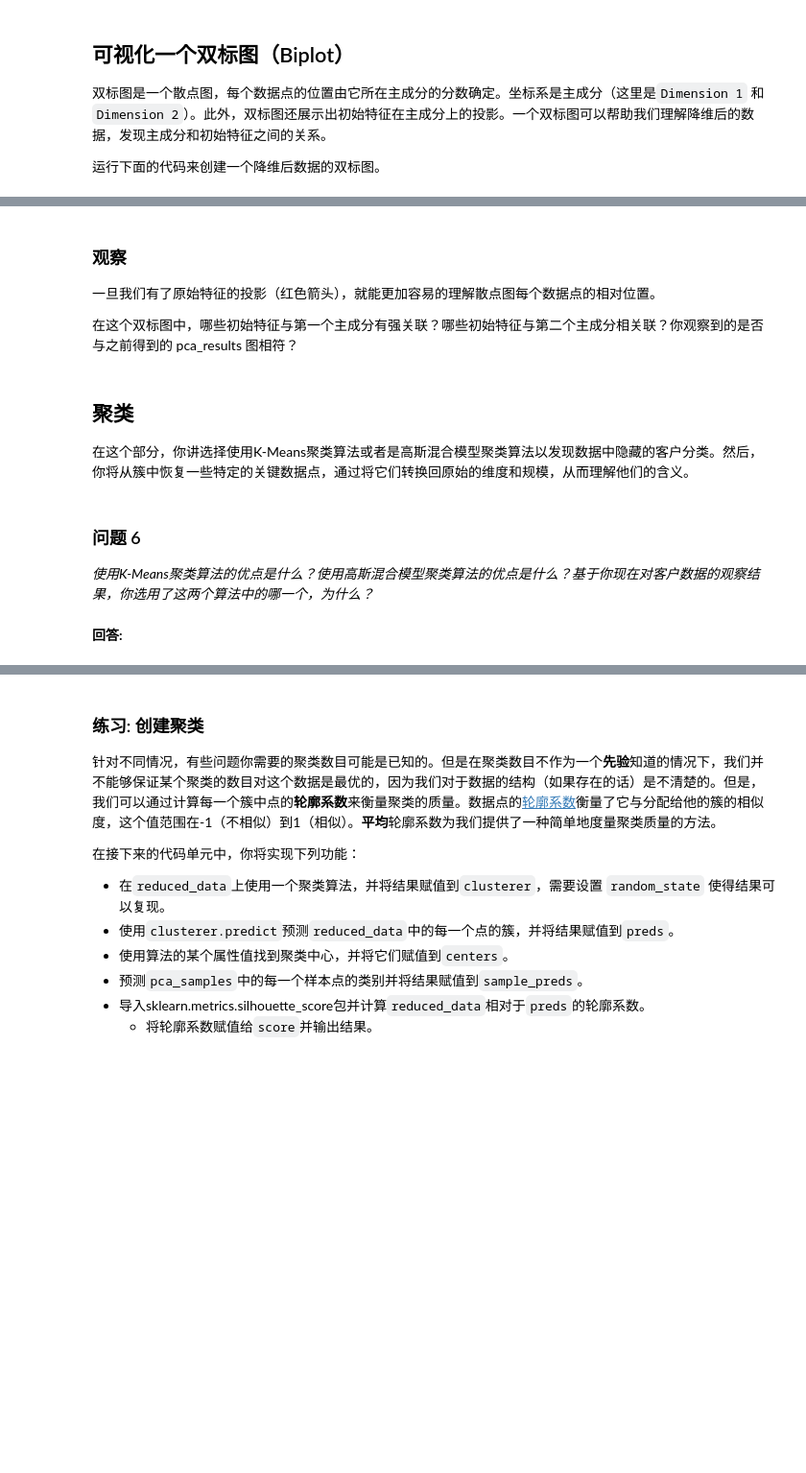
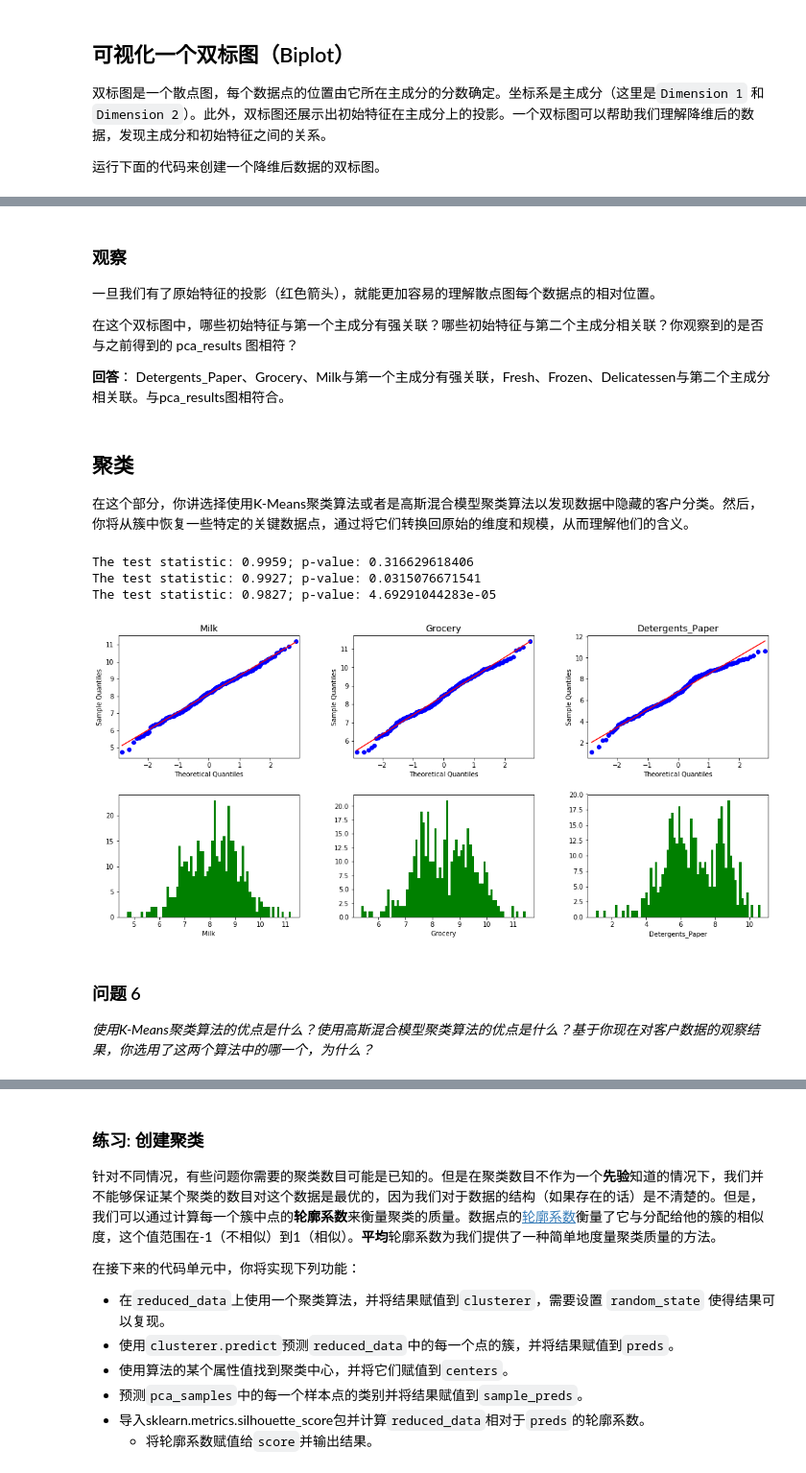
Before and after one commit to raywww/creating_customer_segments, a Jupyter notebook: customer_segments.ipynb, the cells around one changed output, grey strips where cells are left out. Shown: that part at 96% size. Cells and saved outputs as stored; diff of their text form; code cells hidden in the pictures; blank space fills up the shorter version.

```diff
--- a/customer_segments.ipynb
+++ b/customer_segments.ipynb
@@ -390,12 +427,40 @@ vs.biplot(good_data, reduced_data, pca)
 一旦我们有了原始特征的投影（红色箭头），就能更加容易的理解散点图每个数据点的相对位置。
 
 在这个双标图中，哪些初始特征与第一个主成分有强关联？哪些初始特征与第二个主成分相关联？你观察到的是否与之前得到的 pca_results 图相符？
+
+**回答**： Detergents_Paper、Grocery、Milk与第一个主成分有强关联，Fresh、Frozen、Delicatessen与第二个主成分相关联。与pca_results图相符合。
 # %% [markdown]
 ## 聚类
 
 在这个部分，你讲选择使用K-Means聚类算法或者是高斯混合模型聚类算法以发现数据中隐藏的客户分类。然后，你将从簇中恢复一些特定的关键数据点，通过将它们转换回原始的维度和规模，从而理解他们的含义。
+# %%
+#  检查经过处理后的数据（good_data）是否符合正态分布
+#定义一个figure，并设置尺寸
+fig = plt.figure(figsize=(18,8))
+
+# 画出3个子图，对应 'Milk', 'Grocery', 'Detergents_Paper'
+for idx,feature in enumerate(['Milk', 'Grocery', 'Detergents_Paper']):
+
+    ax = fig.add_subplot(231+idx)
+    sm.qqplot(good_data[feature], line='s', ax=ax)               # 分位数图(Quantile Quantileplot ,简称QQ 图)
+    plt.title(feature, fontsize='14')
+
+    # 绘制第二行子图，直方图
+    plt.subplot(234+idx)
+    plt.hist(good_data[feature], bins=70, color='g')
+    plt.xlabel(feature)
+
+    # 调整子图之间的距离
+    plt.subplots_adjust(wspace=0.3, hspace=0.3)
+    result = stats.shapiro(good_data[feature])
+    print "The test statistic: {:.4f}; p-value: {}".format(result[0], result[1])
+
+plt.show()
+# %% [output]
+The test statistic: 0.9959; p-value: 0.316629618406
+The test statistic: 0.9927; p-value: 0.0315076671541
+The test statistic: 0.9827; p-value: 4.69291044283e-05
+[figure, added]
 # %% [markdown]
 ### 问题 6
 *使用K-Means聚类算法的优点是什么？使用高斯混合模型聚类算法的优点是什么？基于你现在对客户数据的观察结果，你选用了这两个算法中的哪一个，为什么？*
-# %% [markdown]
-**回答:**
```
Also changed, not shown: parts of 33 cells of this notebook, 1 other file.
